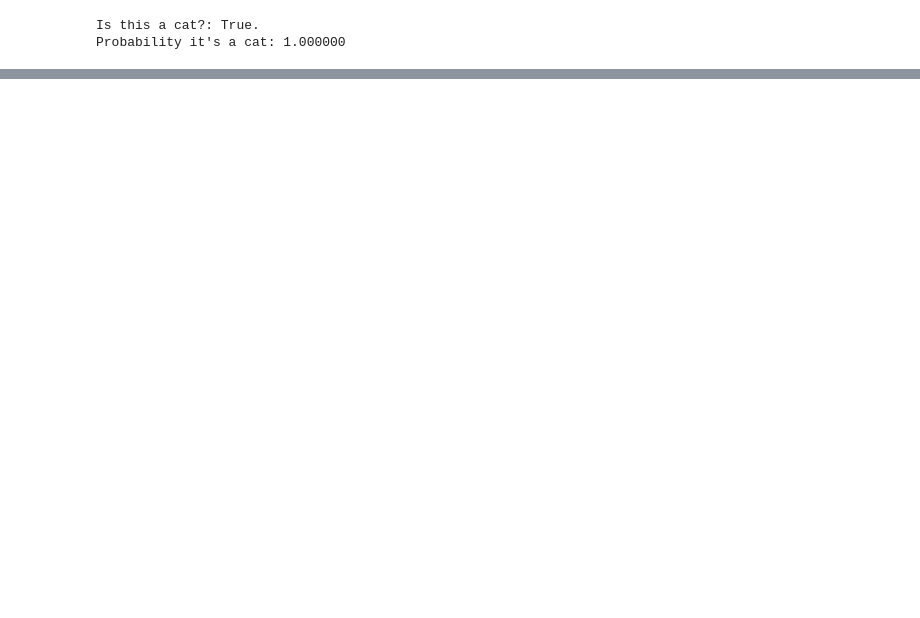
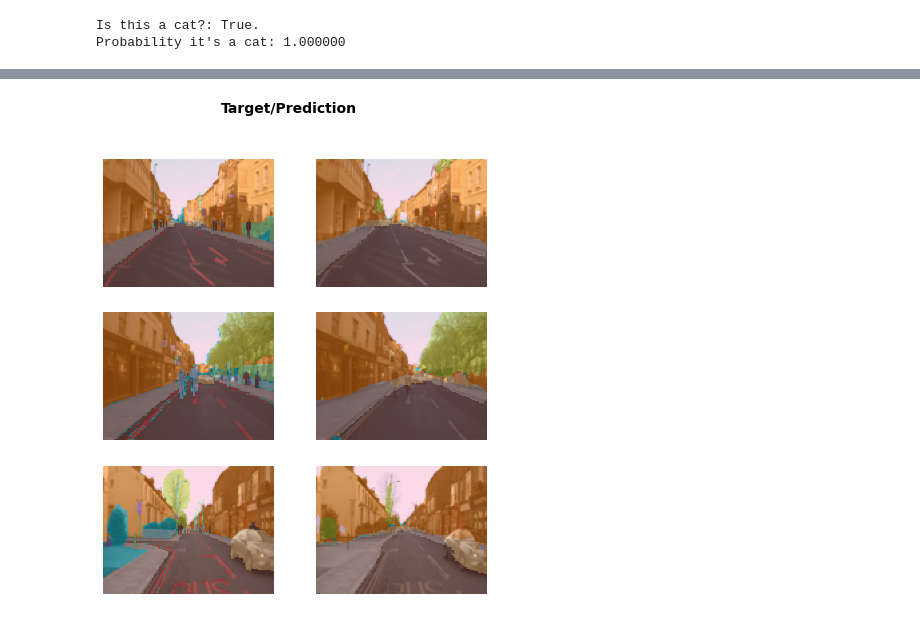
Before and after one commit to satani99/practical_deep_learning_for_coders, a Jupyter notebook: fast_ai_1.ipynb, the cells around one changed output, grey strips where cells are left out. Drawn from its saved outputs; the diff is of its cells as text; code cells hidden in the pictures; blank space fills up the shorter version.

```diff
--- a/fast_ai_1.ipynb
+++ b/fast_ai_1.ipynb
@@ -31,3 +31,14 @@ print(f"Probability it's a cat: {probs[1].item():.6f}")
 [interactive output not drawn]
 Is this a cat?: True.
 Probability it's a cat: 1.000000
+# %%
+path = untar_data(URLs.CAMVID_TINY)
+dls = SegmentationDataLoaders.from_label_func(path,
+                                              bs=8,
+                                              fnames=get_image_files(path/"images",
+                                                                     ),
+                                              label_func=lambda o: path/'labels'/f'{o.stem}_P{o.suffix}',
+                                              codes = np.loadtxt(path/'codes.txt', dtype=str))
+
+learn = unet_learner(dls, resnet34)
+learn.fine_tune(8)
@@ -33,0 +59,4 @@ Probability it's a cat: 1.000000
+# %%
+learn.show_results(max_n=3
+                   ,figsize=(7,8))
+# %% [output]
@@ -33,0 +64 @@ Probability it's a cat: 1.000000
+[figure, added]
```
Also changed, not shown: parts of 8 cells of this notebook.
